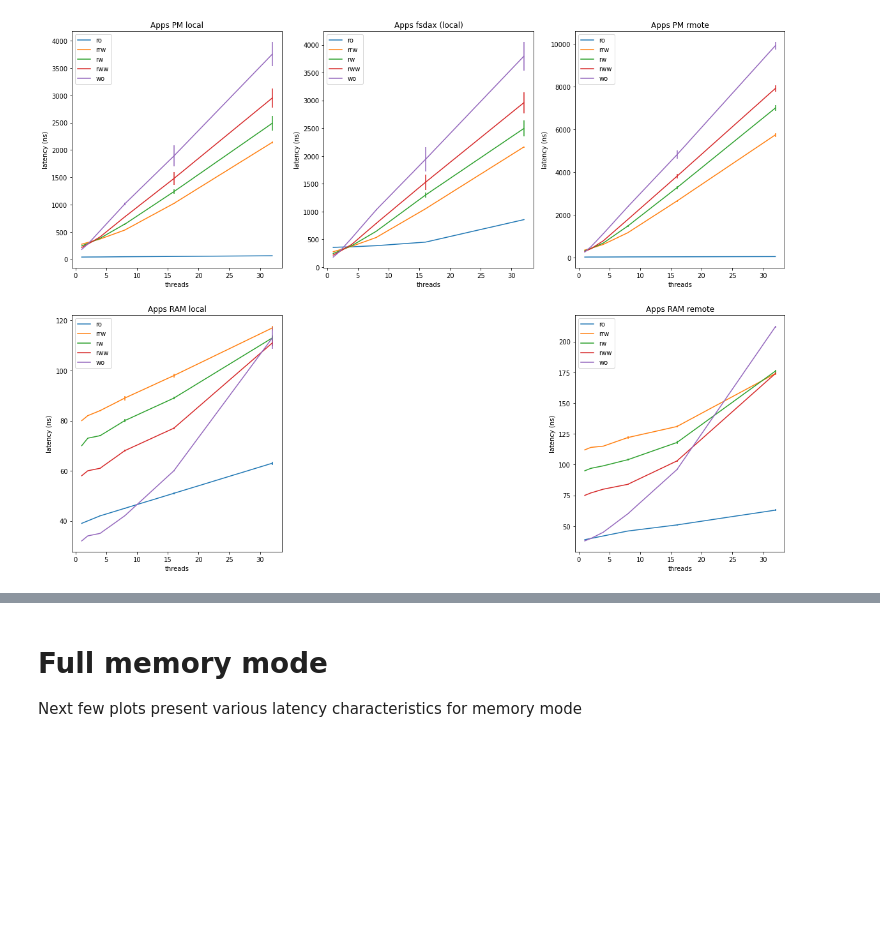
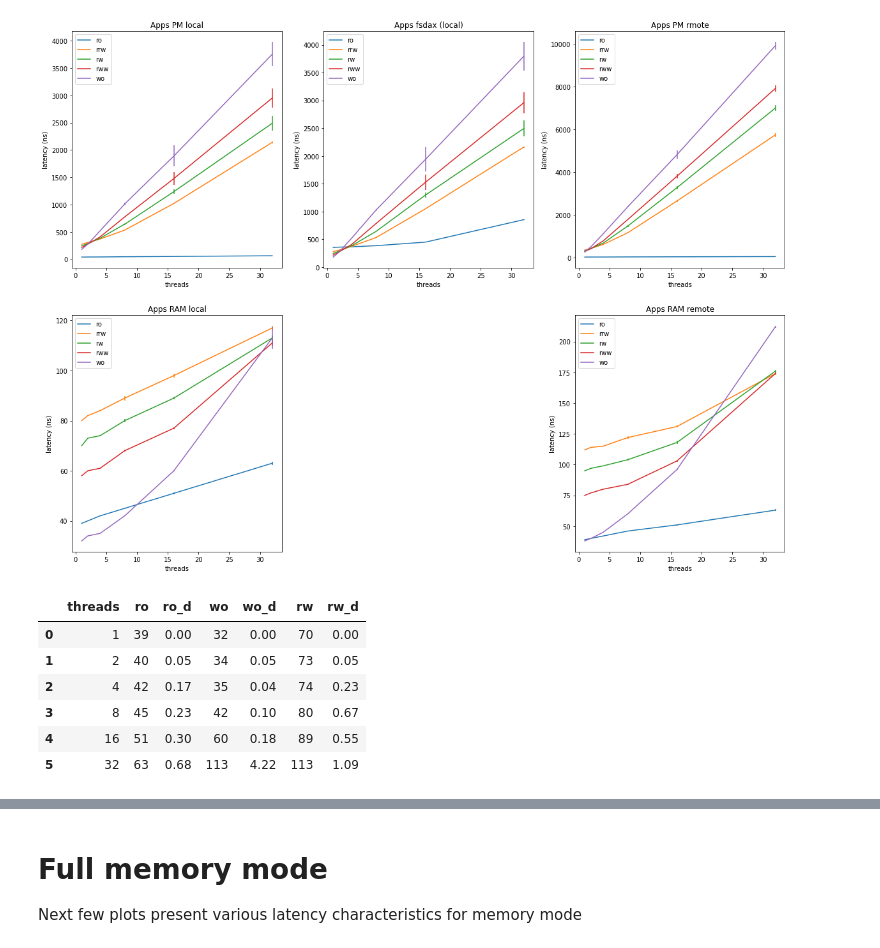
Before and after one commit to igk-ist/pmbench, a Jupyter notebook: pmbench.ipynb, the cells around one changed output, grey strips where cells are left out. Saved outputs shown, nothing was run; the diff lists cells and outputs as text; code cells hidden in the pictures; blank space fills up the shorter version.

```diff
--- a/pmbench.ipynb
+++ b/pmbench.ipynb
@@ -122,2 +133,12 @@ for v, n, i in [
 # %% [output]
 [figure]
+# %%
+merge_ratios(apps_ram_l, ['ro', 'wo', 'rw'])
+# %% [output]
+|  | threads | ro | ro_d | wo | wo_d | rw | rw_d |
+| 0 | 1 | 39 | 0.00 | 32 | 0.00 | 70 | 0.00 |
+| 1 | 2 | 40 | 0.05 | 34 | 0.05 | 73 | 0.05 |
+| 2 | 4 | 42 | 0.17 | 35 | 0.04 | 74 | 0.23 |
+| 3 | 8 | 45 | 0.23 | 42 | 0.10 | 80 | 0.67 |
+| 4 | 16 | 51 | 0.30 | 60 | 0.18 | 89 | 0.55 |
+| 5 | 32 | 63 | 0.68 | 113 | 4.22 | 113 | 1.09 |
```
Also changed, not shown: parts of 8 cells of this notebook, 2 other files.
